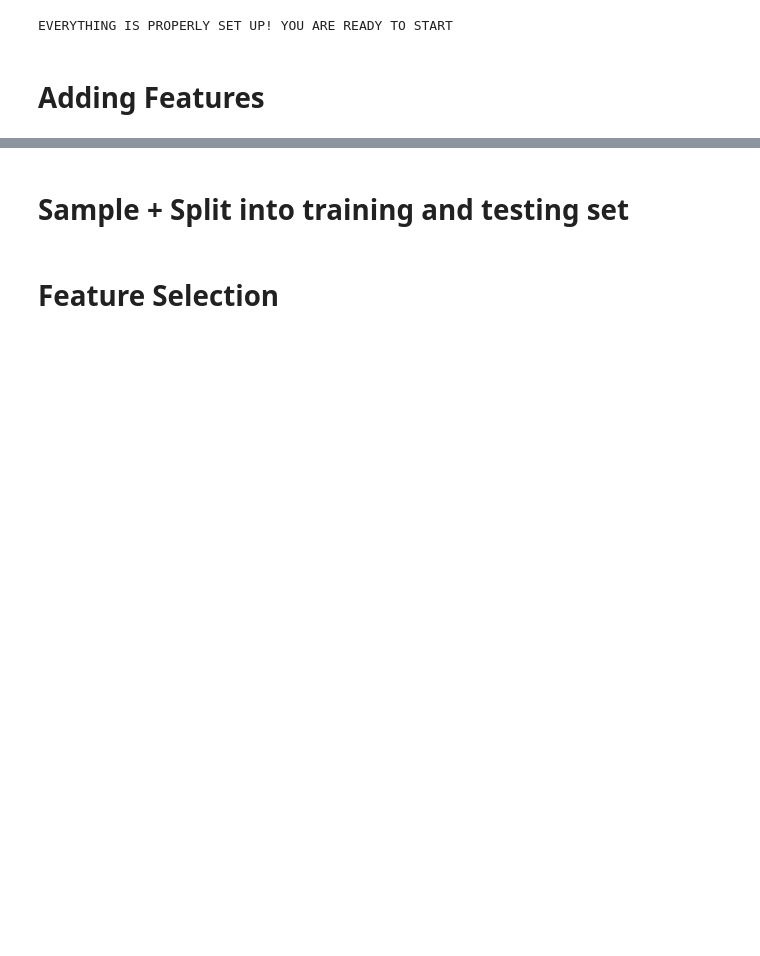
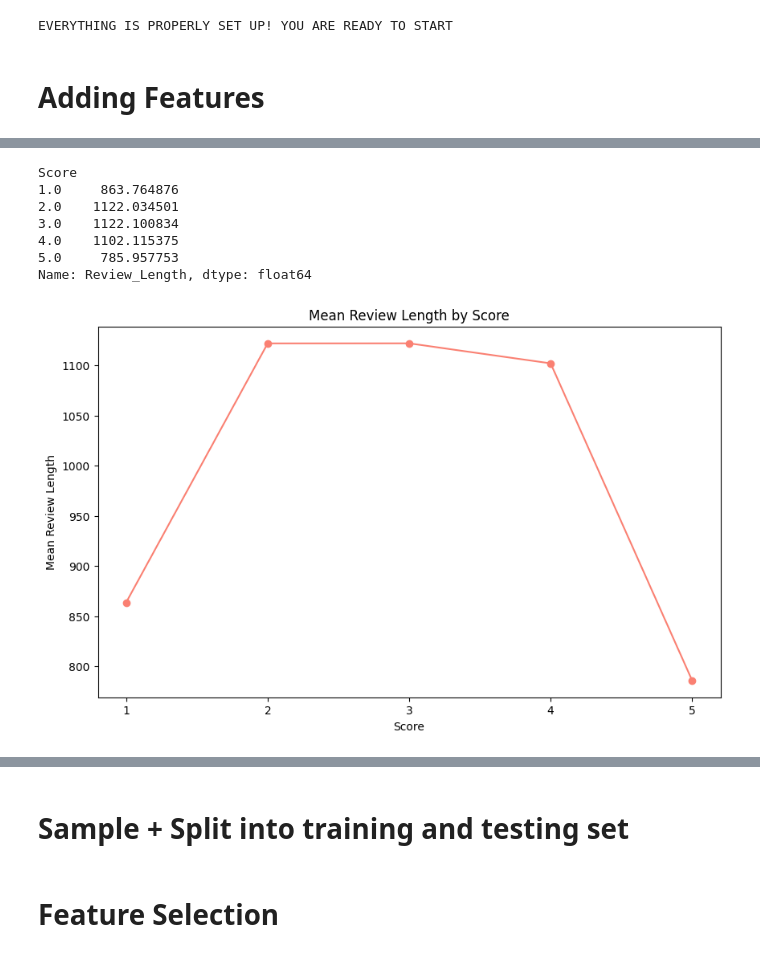
Before and after one commit to ilayG2004/ilay2004-midterm, a Jupyter notebook: starter_code_default.ipynb, the cells around one changed output, grey strips where cells are left out. Drawn from its saved outputs; the diff is of its cells as text; code cells hidden in the pictures; blank space fills up the shorter version.

```diff
--- a/starter_code_default.ipynb
+++ b/starter_code_default.ipynb
@@ -148,0 +191,20 @@ else:
+# %%
+review_length_mean = train.groupby('Score')['Review_Length'].mean()
+print(train.groupby('Score')['Review_Length'].mean())
+#Plot the line chart
+plt.figure(figsize=(10, 6))
+plt.plot(review_length_mean.index, review_length_mean.values, marker='o', linestyle='-', color='salmon')
+plt.xlabel('Score')
+plt.ylabel('Mean Review Length')
+plt.title('Mean Review Length by Score')
+plt.xticks(review_length_mean.index)
+plt.show()
+# %% [output]
+Score
+1.0     863.764876
+2.0    1122.034501
+3.0    1122.100834
+4.0    1102.115375
+5.0     785.957753
+Name: Review_Length, dtype: float64
+[figure, added]
```
Also changed, not shown: parts of 10 cells of this notebook, 1 other file.
